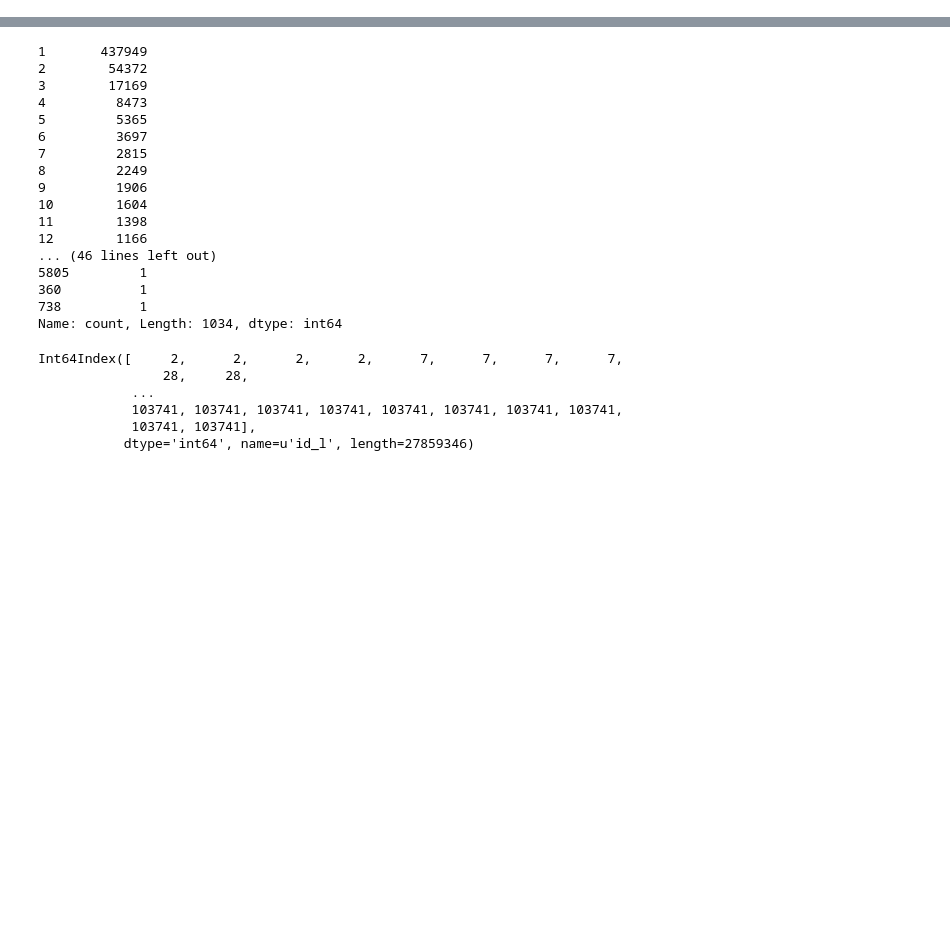
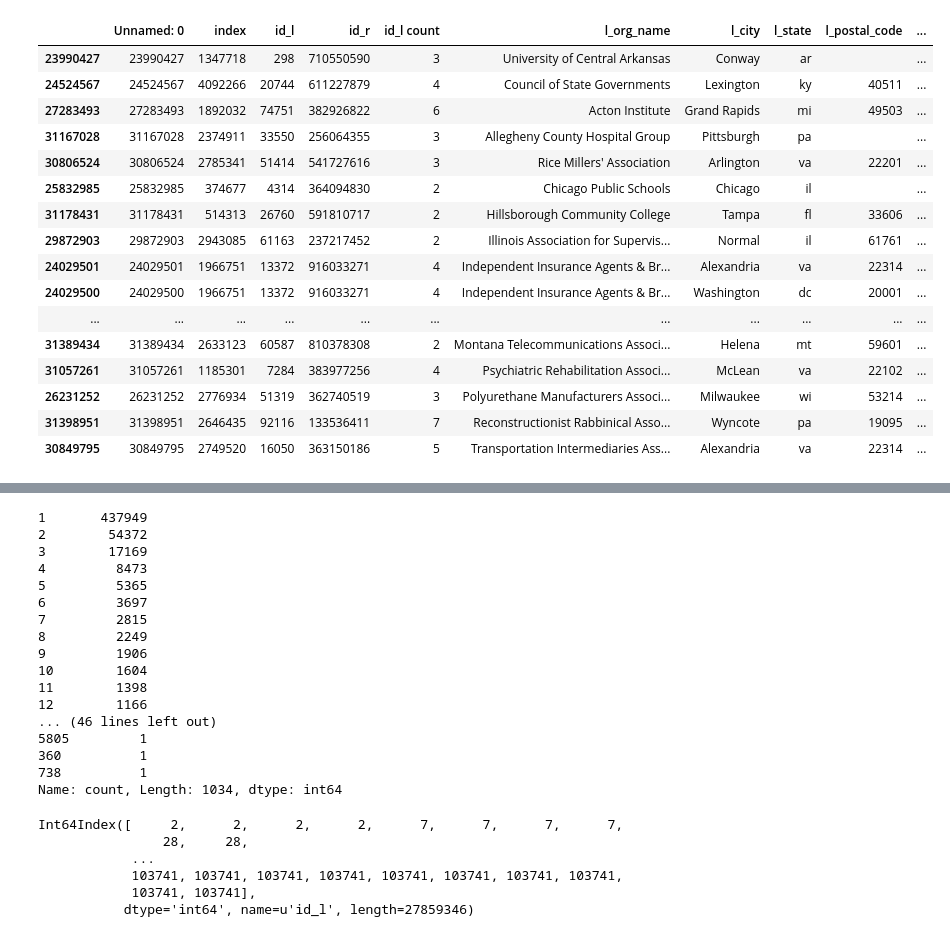
Before and after one commit to duncanjamesbell/data_matching, a Jupyter notebook: Org_Matcher_v3.0.ipynb, the cells around one changed output, grey strips where cells are left out. Saved outputs shown, nothing was run; the diff lists cells and outputs as text; code cells hidden in the pictures; blank space fills up the shorter version.

Commit message:
updating data matchers

```diff
--- a/Org_Matcher_v3.0.ipynb
+++ b/Org_Matcher_v3.0.ipynb
@@ -911,0 +742,78 @@ l_conc
+# %%
+full_conc = pd.read_csv('cupola_990_full_conc.csv',keep_default_na=False)
+
+start_time = time.time()
+print "CHECKING FOR PHONE MATCHES..." #<<<<<<<<<<<<<<<<<<<<<<<<<<<<<<<<<<<<<<<<<<<<<<<<<<<<<
+
+#scoring match candidates based on matching phone
+def phone_simularity(phone_a, phone_b):
+
+    if len(phone_a) < 10 or len(phone_b) < 10:
+        return 0
+    elif float(max(len(sub) for sub in find_common_subsequences(phone_a, phone_b))) / 10 >= 1:
+        return 1
+    else:
+        return 0
+
+full_conc.l_clean_phone = full_conc.l_clean_phone.astype('str')
+full_conc.r_clean_phone = full_conc.r_clean_phone.astype('str')
+full_conc['phone_match'] = full_conc.apply(lambda x: phone_simularity(x.l_clean_phone, x.r_clean_phone),axis=1)
+    #if isinstance(x.l_clean_phone, float) is False and isinstance(x.r_clean_phone,float) is False else None, axis=1)
+
+print("phones checked --- %s seconds ---" % (time.time() - start_time))
+print ""
+
+start_time = time.time()
+print "COMPOSITE SCORING, PREDICTING MATCHES..." #<<<<<<<<<<<<<<<<<<<<<<<<<<<<<<<<<<<<<<<<<<<<<<<<<<<<<
+
+#full_conc['overall_name_score'] = full_conc.jaro_score * name_weight \
+#+ full_conc.fuzz_partial_score * name_weight \
+#+ full_conc.fuzz_sort_score * name_weight \
+#+ full_conc.fuzz_set_score * name_weight \
+#+ full_conc.uniq * name_uniqueness_weight
+
+#calculate composite match score based on component scores and weights
+#full_conc['composite_match_score'] = full_conc.overall_name_score \
+#+ full_conc.zip_match * zip_weight \
+#+ full_conc.state_match * state_weight \
+#+ full_conc.domain_match * domain_weight \
+#+ full_conc.phone_match * phone_weight
+
+#use labeled matches to train logistic regression to predict matches
+training_data = pd.read_table('training_data3.txt')
+
+feature_cols = ['jaro_score',
+                'fuzz_partial_score',
+                'fuzz_sort_score',
+                'fuzz_set_score',
+                'uniq',
+                'state_match',
+                'zip_match',
+                'domain_match',
+                'phone_match']
+
+# define X and y
+X = training_data[feature_cols]
+y = training_data['is_match']
+
+# logistic regression
+log = LogisticRegression()
+log.fit(X, y)
+y_pred_class = log.predict(full_conc[feature_cols])
+y_pred_proba = log.predict_proba(full_conc[feature_cols])[:,1]
+
+full_conc['match_pred'] = y_pred_class
+full_conc['pred_proba'] = y_pred_proba
+
+#we take any matches meeting either name match threshold or composite match threshold as matches for review
+#org_matches = full_conc[(full_conc.overall_name_score >= name_score_min) | (full_conc.composite_match_score >= composite_score_min)]
+org_matches = full_conc[full_conc.match_pred == 1]
+failed_matches_for_review = full_conc[(full_conc.match_pred == 0) & (full_conc.pred_proba > .4)]
+
+print("final matches isolated --- %s seconds ---" % (time.time() - start_time))
+print ""
+
+#print("TOTAL COMPUTE TIME --- %s seconds ---" % (time.time() - overall_time))
+
+org_matches.sort_values(by='pred_proba', ascending=True)
+# %% [output]
@@ -911,0 +825,17 @@ l_conc
+|  | Unnamed: 0 | index | id_l | id_r | id_l count | l_org_name | l_city | l_state | l_postal_code | ... |
+| 23990427 | 23990427 | 1347718 | 298 | 710550590 | 3 | University of Central Arkansas | Conway | ar |  | ... |
+| 24524567 | 24524567 | 4092266 | 20744 | 611227879 | 4 | Council of State Governments | Lexington | ky | 40511 | ... |
+| 27283493 | 27283493 | 1892032 | 74751 | 382926822 | 6 | Acton Institute | Grand Rapids | mi | 49503 | ... |
+| 31167028 | 31167028 | 2374911 | 33550 | 256064355 | 3 | Allegheny County Hospital Group | Pittsburgh | pa |  | ... |
+| 30806524 | 30806524 | 2785341 | 51414 | 541727616 | 3 | Rice Millers' Association | Arlington | va | 22201 | ... |
+| 25832985 | 25832985 | 374677 | 4314 | 364094830 | 2 | Chicago Public Schools | Chicago | il |  | ... |
+| 31178431 | 31178431 | 514313 | 26760 | 591810717 | 2 | Hillsborough Community College | Tampa | fl | 33606 | ... |
+| 29872903 | 29872903 | 2943085 | 61163 | 237217452 | 2 | Illinois Association for Supervis... | Normal | il | 61761 | ... |
+| 24029501 | 24029501 | 1966751 | 13372 | 916033271 | 4 | Independent Insurance Agents & Br... | Alexandria | va | 22314 | ... |
+| 24029500 | 24029500 | 1966751 | 13372 | 916033271 | 4 | Independent Insurance Agents & Br... | Washington | dc | 20001 | ... |
+| ... | ... | ... | ... | ... | ... | ... | ... | ... | ... | ... |
+| 31389434 | 31389434 | 2633123 | 60587 | 810378308 | 2 | Montana Telecommunications Associ... | Helena | mt | 59601 | ... |
+| 31057261 | 31057261 | 1185301 | 7284 | 383977256 | 4 | Psychiatric Rehabilitation Associ... | McLean | va | 22102 | ... |
+| 26231252 | 26231252 | 2776934 | 51319 | 362740519 | 3 | Polyurethane Manufacturers Associ... | Milwaukee | wi | 53214 | ... |
+| 31398951 | 31398951 | 2646435 | 92116 | 133536411 | 7 | Reconstructionist Rabbinical Asso... | Wyncote | pa | 19095 | ... |
+| 30849795 | 30849795 | 2749520 | 16050 | 363150186 | 5 | Transportation Intermediaries Ass... | Alexandria | va | 22314 | ... |
```
Also changed, not shown: parts of 14 cells of this notebook, 1 other file.
